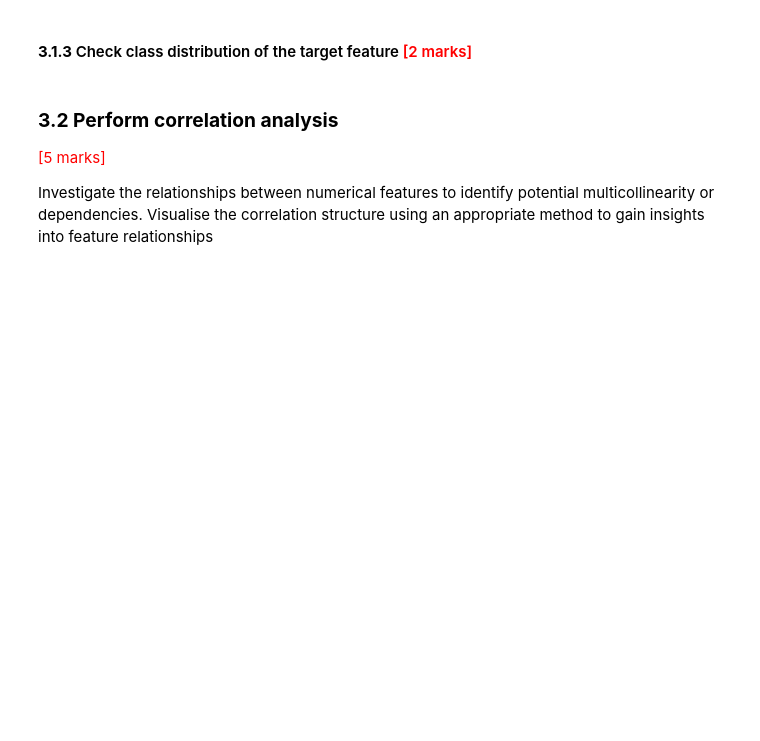
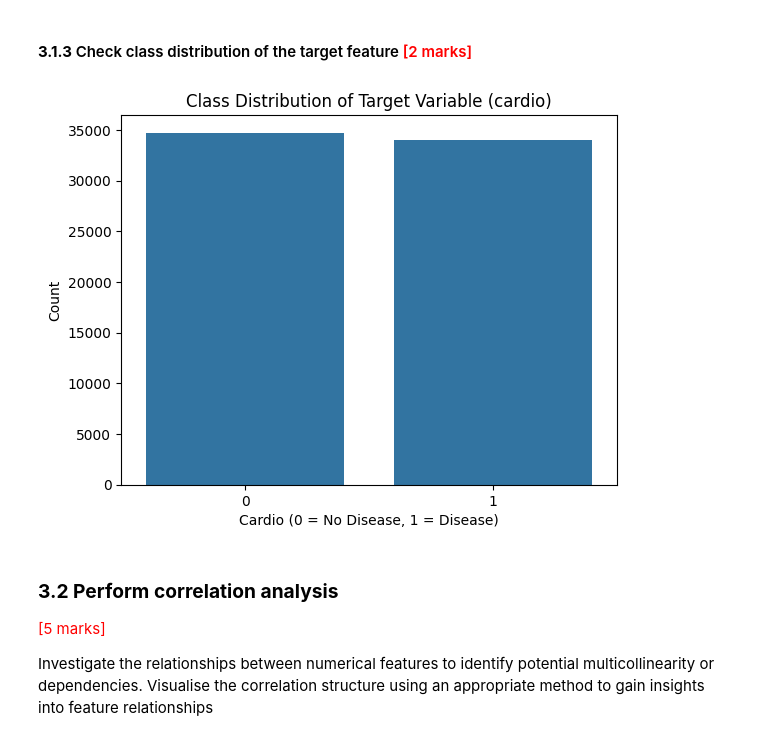
Before and after one commit to mithun6gowda/CardioRiskPrediction, a Jupyter notebook: CardioRisk_Prediction_Starter.ipynb, the cells around one changed output. Drawn from its saved outputs; the diff is of its cells as text; code cells hidden in the pictures; blank space fills up the shorter version.

```diff
--- a/CardioRisk_Prediction_Starter.ipynb
+++ b/CardioRisk_Prediction_Starter.ipynb
@@ -214,6 +342,17 @@ Visualise the distribution of categorical features to get a clear view of the da
 #### **3.1.3** Check class distribution of the target feature <font color = red>[2 marks]</font>
 # %%
 # Class distribution of positive and negative classes
+df['cardio'].value_counts()
+df['cardio'].value_counts(normalize=True) * 100
+
+plt.figure()
+sns.countplot(x='cardio', data=df)
+plt.title('Class Distribution of Target Variable (cardio)')
+plt.xlabel('Cardio (0 = No Disease, 1 = Disease)')
+plt.ylabel('Count')
+plt.show()
+# %% [output]
+[figure, added]
 # %% [markdown]
 ### **3.2 Perform correlation analysis**
 
```
Also changed, not shown: parts of 58 cells of this notebook.
